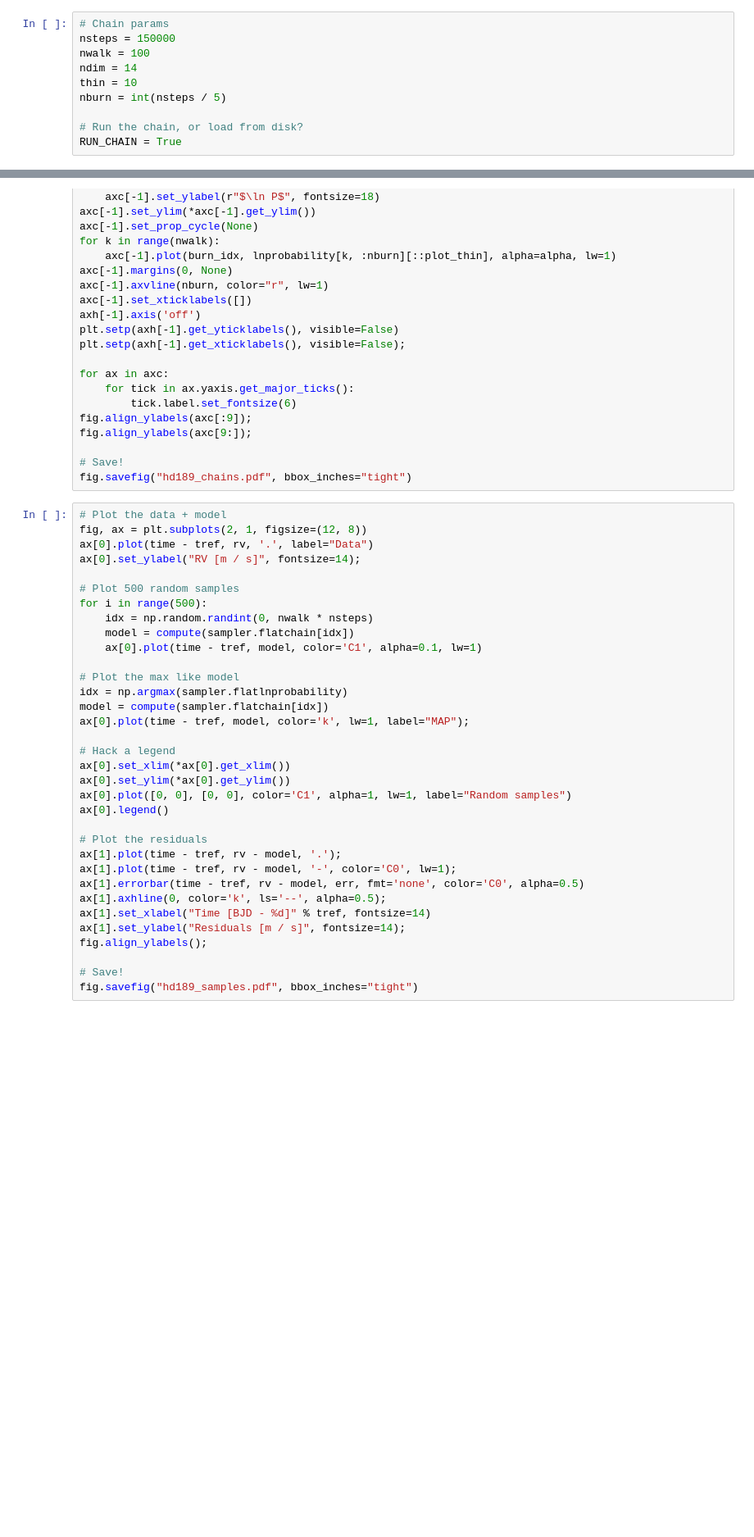
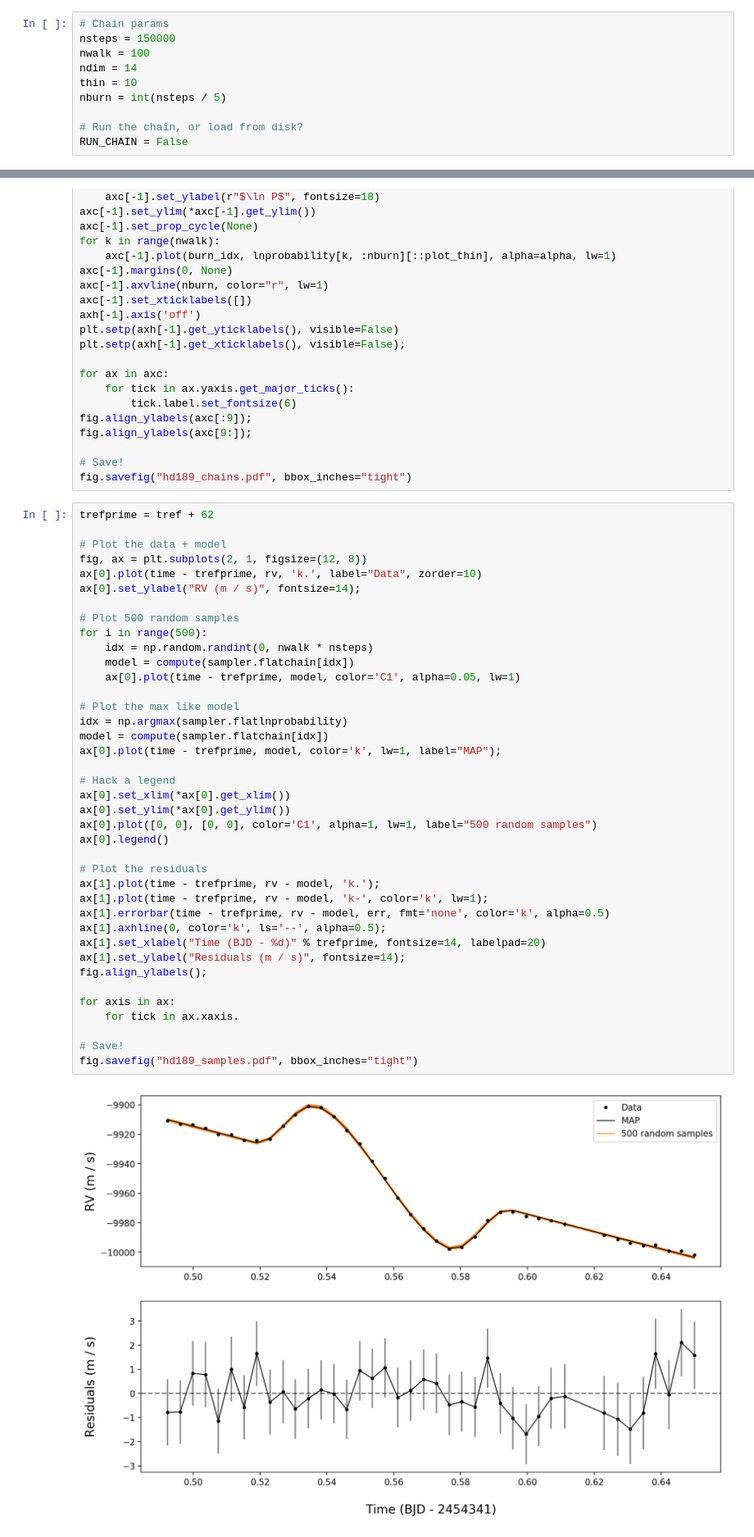
Before and after one commit to rodluger/rmrevolutions, a Jupyter notebook: HD189733b.ipynb, the cells around one changed output, grey strips where cells are left out. Shown at 82% size. Cells and saved outputs as stored; diff of their text form; blank space fills up the shorter version.

```diff
--- a/HD189733b.ipynb
+++ b/HD189733b.ipynb
@@ -264,7 +264,7 @@ thin = 10
 nburn = int(nsteps / 5)
 
 # Run the chain, or load from disk?
-RUN_CHAIN = True
+RUN_CHAIN = False
 # %%
 # Instantiate the sampler
 sampler = emcee.EnsembleSampler(nwalk, ndim, lnlike, threads=8)
@@ -378,39 +378,46 @@ fig.align_ylabels(axc[9:]);
 # Save!
 fig.savefig("hd189_chains.pdf", bbox_inches="tight")
 # %%
+trefprime = tref + 62
+
 # Plot the data + model
 fig, ax = plt.subplots(2, 1, figsize=(12, 8))
-ax[0].plot(time - tref, rv, '.', label="Data")
-ax[0].set_ylabel("RV [m / s]", fontsize=14);
+ax[0].plot(time - trefprime, rv, 'k.', label="Data", zorder=10)
+ax[0].set_ylabel("RV (m / s)", fontsize=14);
 
 # Plot 500 random samples
 for i in range(500):
     idx = np.random.randint(0, nwalk * nsteps)
     model = compute(sampler.flatchain[idx])
-    ax[0].plot(time - tref, model, color='C1', alpha=0.1, lw=1)
+    ax[0].plot(time - trefprime, model, color='C1', alpha=0.05, lw=1)
 
 # Plot the max like model
 idx = np.argmax(sampler.flatlnprobability)
 model = compute(sampler.flatchain[idx])
-ax[0].plot(time - tref, model, color='k', lw=1, label="MAP");
+ax[0].plot(time - trefprime, model, color='k', lw=1, label="MAP");
 
 # Hack a legend
 ax[0].set_xlim(*ax[0].get_xlim())
 ax[0].set_ylim(*ax[0].get_ylim())
-ax[0].plot([0, 0], [0, 0], color='C1', alpha=1, lw=1, label="Random samples")
+ax[0].plot([0, 0], [0, 0], color='C1', alpha=1, lw=1, label="500 random samples")
 ax[0].legend()
 
 # Plot the residuals
-ax[1].plot(time - tref, rv - model, '.');
-ax[1].plot(time - tref, rv - model, '-', color='C0', lw=1);
-ax[1].errorbar(time - tref, rv - model, err, fmt='none', color='C0', alpha=0.5)
+ax[1].plot(time - trefprime, rv - model, 'k.');
+ax[1].plot(time - trefprime, rv - model, 'k-', color='k', lw=1);
+ax[1].errorbar(time - trefprime, rv - model, err, fmt='none', color='k', alpha=0.5)
 ax[1].axhline(0, color='k', ls='--', alpha=0.5);
-ax[1].set_xlabel("Time [BJD - %d]" % tref, fontsize=14)
-ax[1].set_ylabel("Residuals [m / s]", fontsize=14);
+ax[1].set_xlabel("Time (BJD - %d)" % trefprime, fontsize=14, labelpad=20)
+ax[1].set_ylabel("Residuals (m / s)", fontsize=14);
 fig.align_ylabels();
+
+for axis in ax:
+    for tick in ax.xaxis.
 
 # Save!
 fig.savefig("hd189_samples.pdf", bbox_inches="tight")
+# %% [output]
+[figure, added]
 # %%
 # Plot the corner plot for all params
 samples = chain[:, nburn:, :].reshape(nwalk * (nsteps - nburn), ndim)
```
Also changed, not shown: parts of 1 cell of this notebook, 1 other file.
